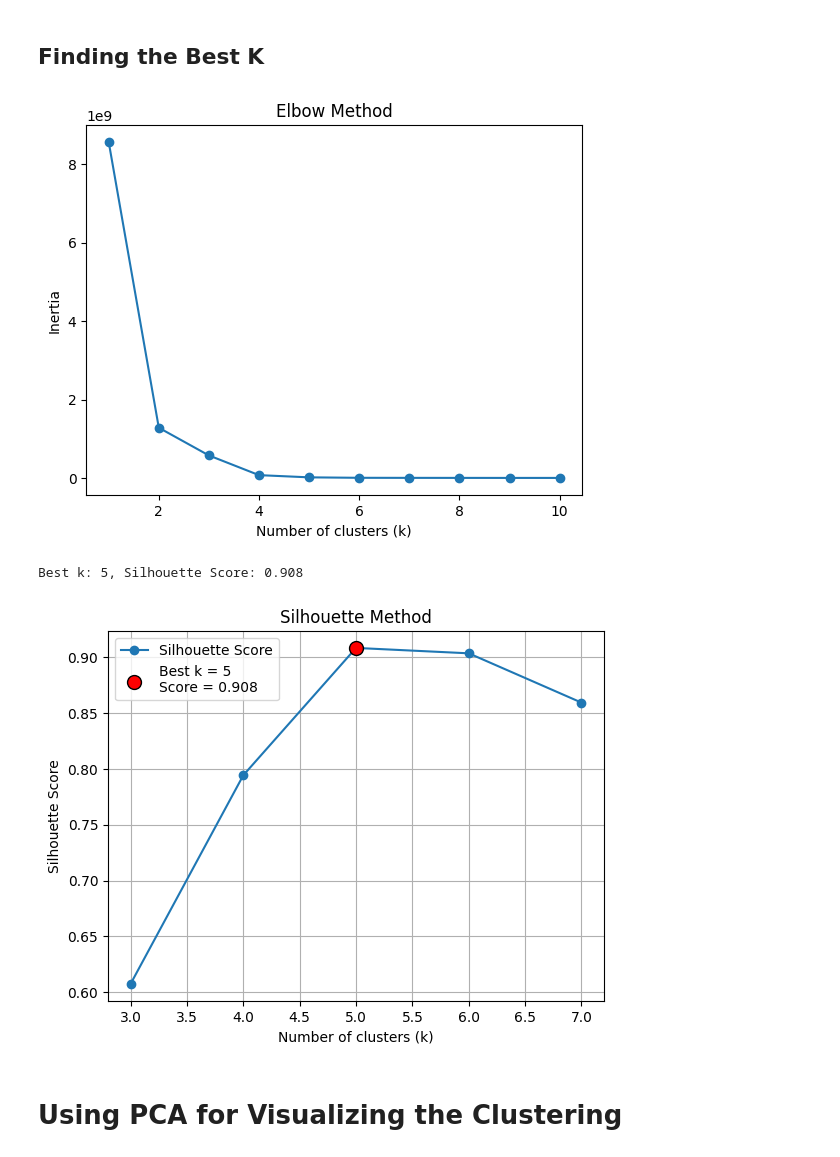
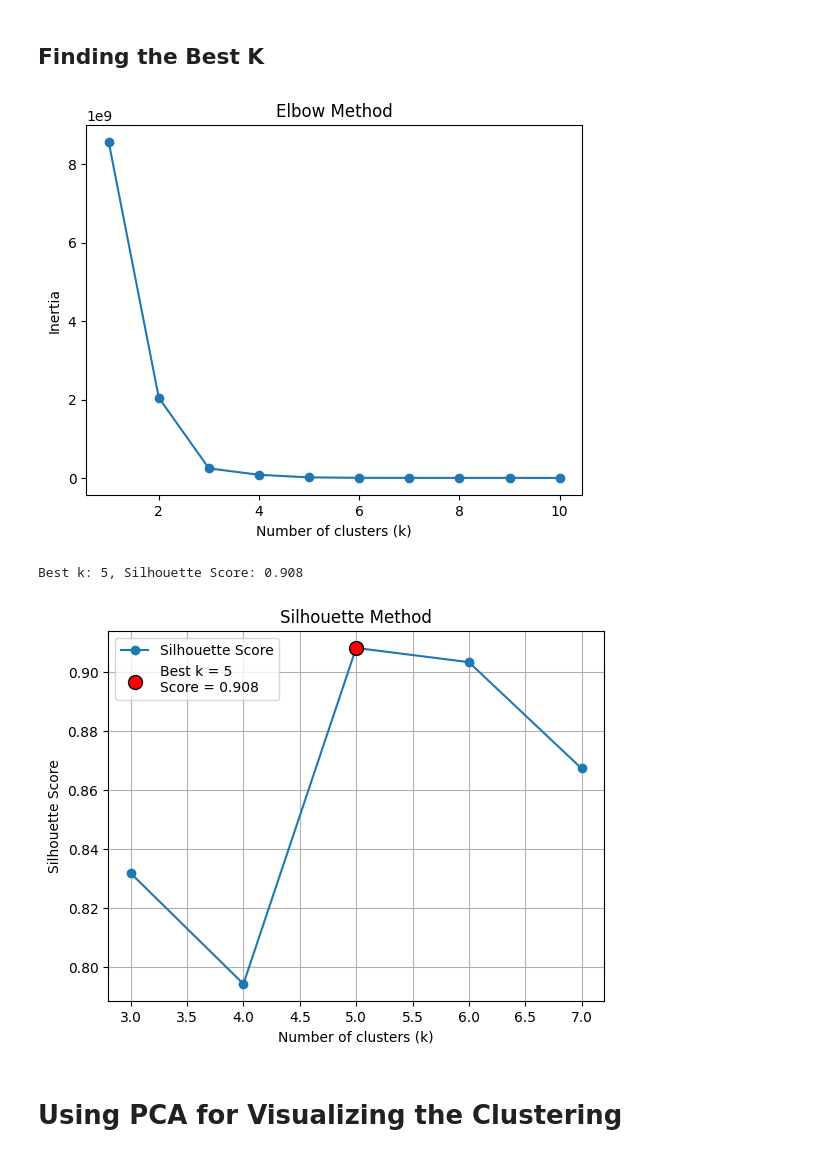
Before and after one commit to GalRadia/Artificial_Scheduler, a Jupyter notebook: Training_Models/TrainingKmeansPriorityModel.ipynb, the cells around one changed output. Drawn from its saved outputs; the diff is of its cells as text; code cells hidden in the pictures.

```diff
--- a/Training_Models/TrainingKmeansPriorityModel.ipynb
+++ b/Training_Models/TrainingKmeansPriorityModel.ipynb
@@ -216,8 +236,8 @@ inertia = []
 k_range = range(1, 11)
 
 for k in k_range:
-    kmeans = KMeans(n_clusters=k, random_state=0)
-    kmeans.fit(df_scaled)
+    kmeans = MiniBatchKMeans(n_clusters=k, random_state=0)
+    kmeans.partial_fit(df_scaled)
     inertia.append(kmeans.inertia_)
 
 plt.plot(k_range, inertia, marker='o')
@@ -226,37 +246,38 @@ plt.ylabel('Inertia')
 plt.title('Elbow Method')
 plt.show()
 # %% [output]
-[figure, old version]
+[figure, new version]
 # %%
 from sklearn.cluster import KMeans
+from sklearn.cluster import MiniBatchKMeans
 from sklearn.metrics import silhouette_score
 import matplotlib.pyplot as plt
 
 silhouette_scores = []
 k_values = range(3, 8)
 
 for k in k_values:
-    kmeans = KMeans(n_clusters=k, random_state=0)
+    kmeans = MiniBatchKMeans(n_clusters=k, random_state=0)
     labels = kmeans.fit_predict(df_scaled)
     score = silhouette_score(df_scaled, labels)
     silhouette_scores.append(score)
 
 best_k_index = silhouette_scores.index(max(silhouette_scores))
 best_k = k_values[best_k_index]
 best_score = silhouette_scores[best_k_index]
 
 plt.plot(k_values, silhouette_scores, marker='o', label='Silhouette Score')
 plt.scatter(best_k, best_score, color='red', s=100, edgecolors='black', zorder=5, label=f'Best k = {best_k}\nScore = {best_score:.3f}')
 plt.xlabel('Number of clusters (k)')
 plt.ylabel('Silhouette Score')
 plt.title('Silhouette Method')
 plt.legend()
 plt.grid(True)
 
 print(f'Best k: {best_k}, Silhouette Score: {best_score:.3f}')
 # %% [output]
 Best k: 5, Silhouette Score: 0.908
-[figure, old version]
+[figure, new version]
 # %% [markdown]
 # Using PCA for Visualizing the Clustering
 # %%
```
Also changed, not shown: parts of 10 cells of this notebook.
